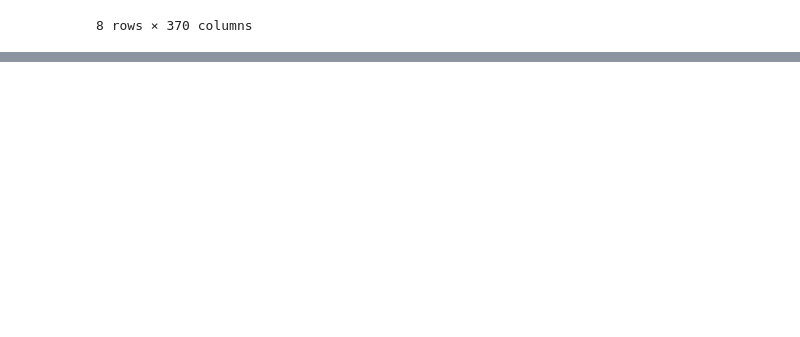
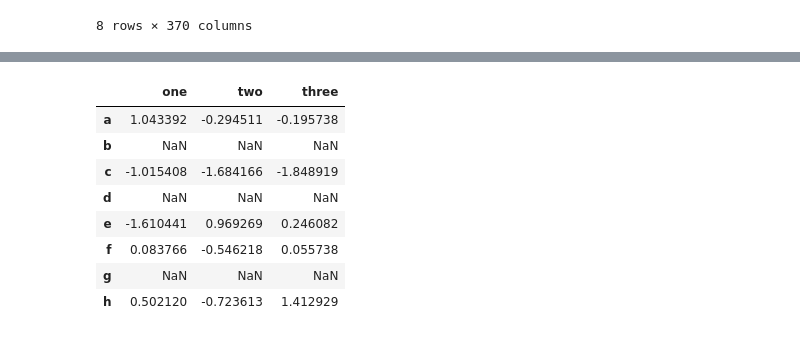
Before and after one commit to aslamsikder/Complete-Machine-Learning-by-Aslam-Sikder, a Jupyter notebook: Aslam_02_pandas.ipynb, the cells around one changed output, grey strips where cells are left out. Saved outputs shown, nothing was run; the diff lists cells and outputs as text; code cells hidden in the pictures; blank space fills up the shorter version.

```diff
--- a/Aslam_02_pandas.ipynb
+++ b/Aslam_02_pandas.ipynb
@@ -230,0 +323,3 @@ Name: X0, dtype: int64
+# %%
+df = pd.DataFrame(np.random.randn(5, 3), index=['a', 'c', 'e', 'f', 'h'],
+                     columns=['one', 'two', 'three'])
@@ -230,0 +335,13 @@ Name: X0, dtype: int64
+# %%
+df2=df.reindex(['a', 'b', 'c', 'd', 'e', 'f', 'g', 'h'])
+df2
+# %% [output]
+|  | one | two | three |
+| a | 1.043392 | -0.294511 | -0.195738 |
+| b | NaN | NaN | NaN |
+| c | -1.015408 | -1.684166 | -1.848919 |
+| d | NaN | NaN | NaN |
+| e | -1.610441 | 0.969269 | 0.246082 |
+| f | 0.083766 | -0.546218 | 0.055738 |
+| g | NaN | NaN | NaN |
+| h | 0.502120 | -0.723613 | 1.412929 |
```
Also changed, not shown: parts of 26 cells of this notebook, 2 other files.
